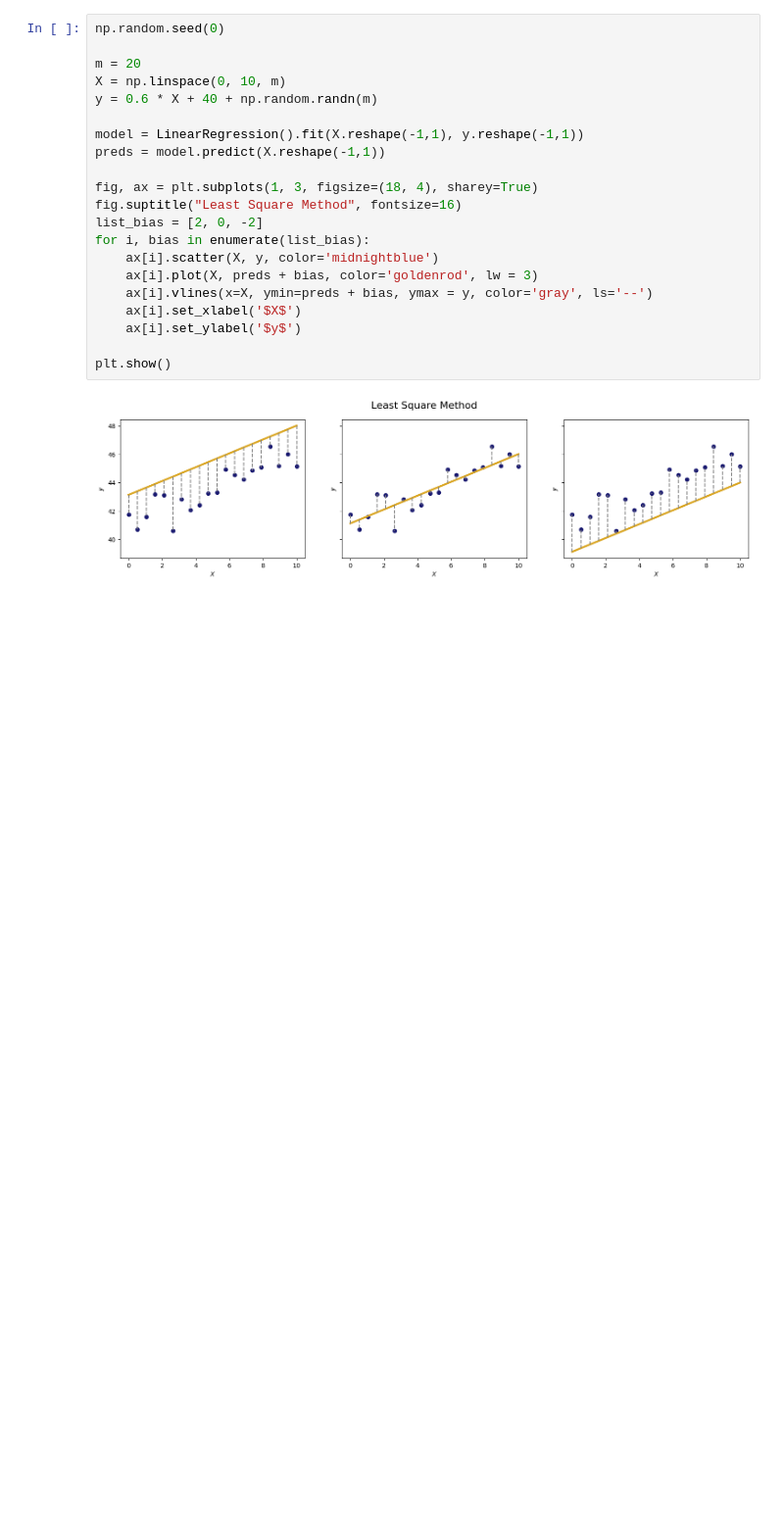
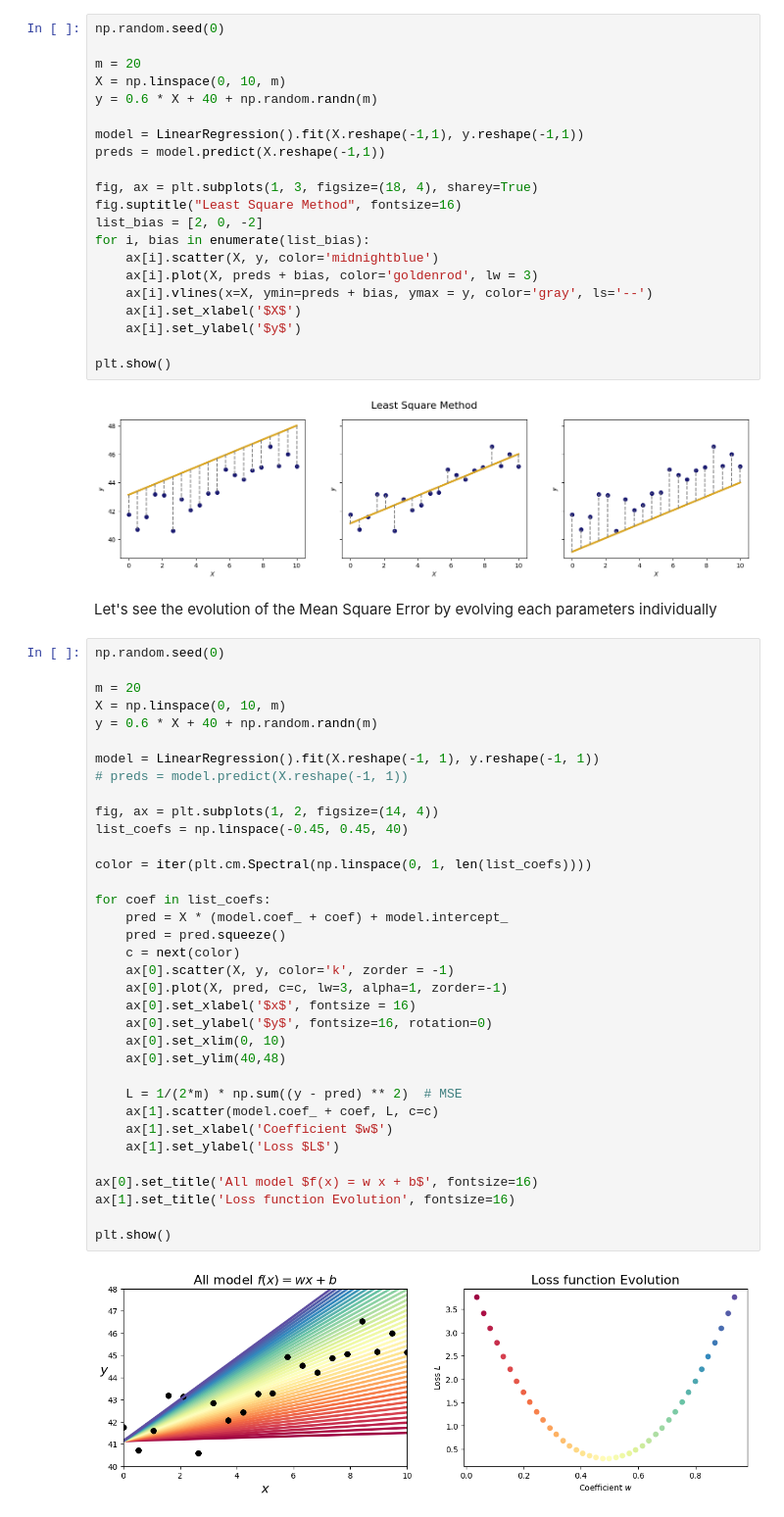
Before and after one commit to cruchau/machine_learning, a Jupyter notebook: linear_model/regression/least_squares_method.ipynb, the cells around one changed output. Shown: that part at 98% size. Drawn from its saved outputs; the diff is of its cells as text; blank space fills up the shorter version.

Commit message:
Add MSE evolution by evolving parameters

```diff
--- a/linear_model/regression/least_squares_method.ipynb
+++ b/linear_model/regression/least_squares_method.ipynb
@@ -31,3 +31,42 @@ for i, bias in enumerate(list_bias):
 plt.show()
 # %% [output]
 [figure]
+# %% [markdown]
+Let's see the evolution of the Mean Square Error by evolving each parameters individually
+# %%
+np.random.seed(0)
+
+m = 20
+X = np.linspace(0, 10, m)
+y = 0.6 * X + 40 + np.random.randn(m)
+
+model = LinearRegression().fit(X.reshape(-1, 1), y.reshape(-1, 1))
+# preds = model.predict(X.reshape(-1, 1))
+
+fig, ax = plt.subplots(1, 2, figsize=(14, 4))
+list_coefs = np.linspace(-0.45, 0.45, 40)
+
+color = iter(plt.cm.Spectral(np.linspace(0, 1, len(list_coefs))))
+
+for coef in list_coefs:
+    pred = X * (model.coef_ + coef) + model.intercept_
+    pred = pred.squeeze()
+    c = next(color)
+    ax[0].scatter(X, y, color='k', zorder = -1)
+    ax[0].plot(X, pred, c=c, lw=3, alpha=1, zorder=-1)
+    ax[0].set_xlabel('$x$', fontsize = 16)
+    ax[0].set_ylabel('$y$', fontsize=16, rotation=0)
+    ax[0].set_xlim(0, 10)
+    ax[0].set_ylim(40,48)
+
+    L = 1/(2*m) * np.sum((y - pred) ** 2)  # MSE
+    ax[1].scatter(model.coef_ + coef, L, c=c)
+    ax[1].set_xlabel('Coefficient $w$')
+    ax[1].set_ylabel('Loss $L$')
+
+ax[0].set_title('All model $f(x) = w x + b$', fontsize=16)
+ax[1].set_title('Loss function Evolution', fontsize=16)
+
+plt.show()
+# %% [output]
+[figure, added]
```
